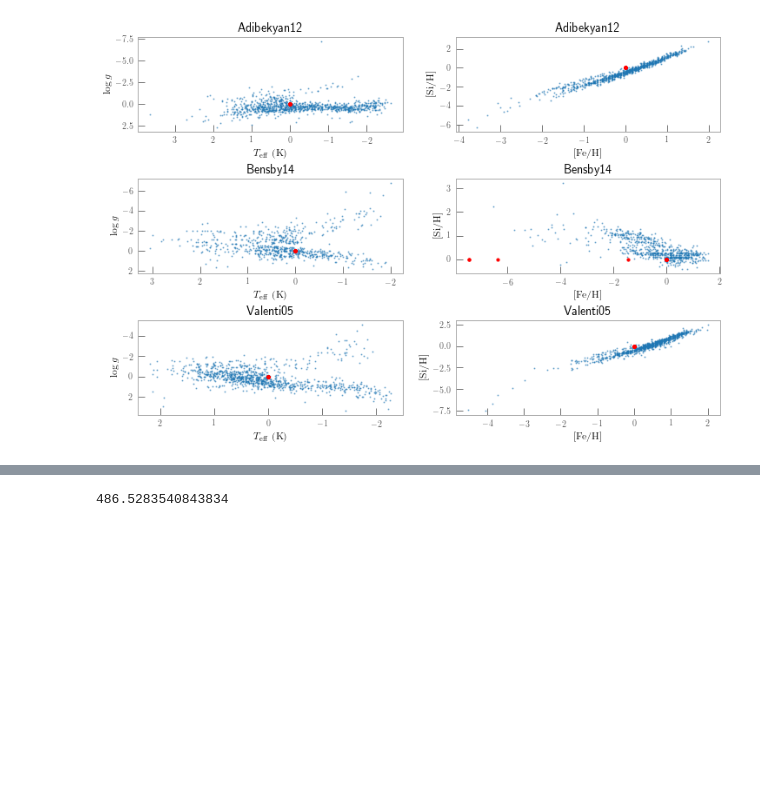
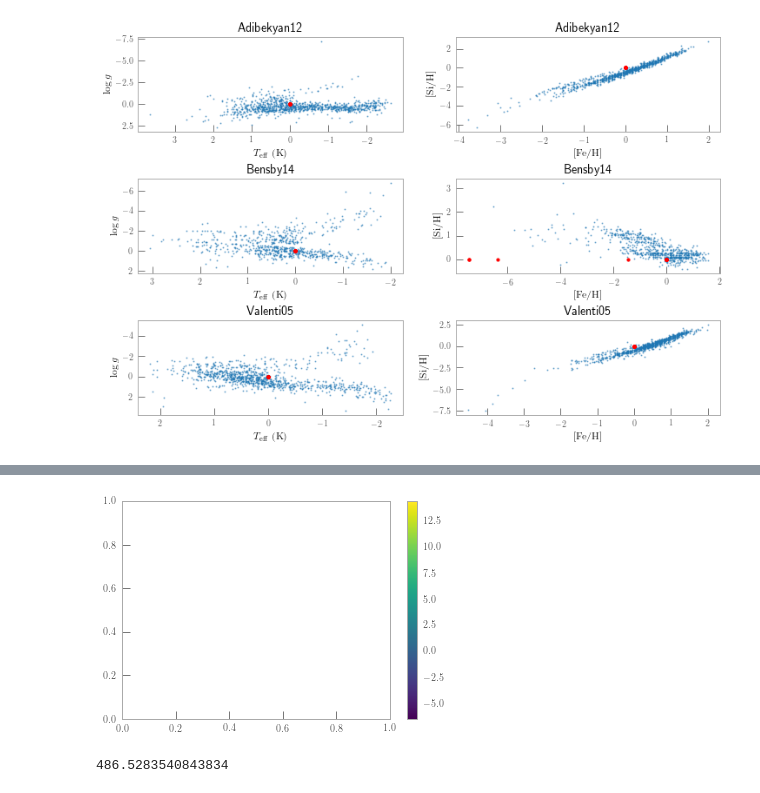
Before and after one commit to andycasey/uber-chemi-cal, a Jupyter notebook: hypatia-subset.ipynb, the cells around one changed output, grey strips where cells are left out. Cells and saved outputs as stored; diff of their text form; code cells hidden in the pictures; blank space fills up the shorter version.

```diff
--- a/hypatia-subset.ipynb
+++ b/hypatia-subset.ipynb
@@ -314,3 +314,7 @@ fig.tight_layout()
+# %%
+cbar = plt.colorbar(pcol)
+# %% [output]
+[figure, added]
 # %%
 np.diag(p_opt["theta"][2]).max()
 #print(label_names)
```
Also changed, not shown: parts of 6 cells of this notebook, 2 other files.
